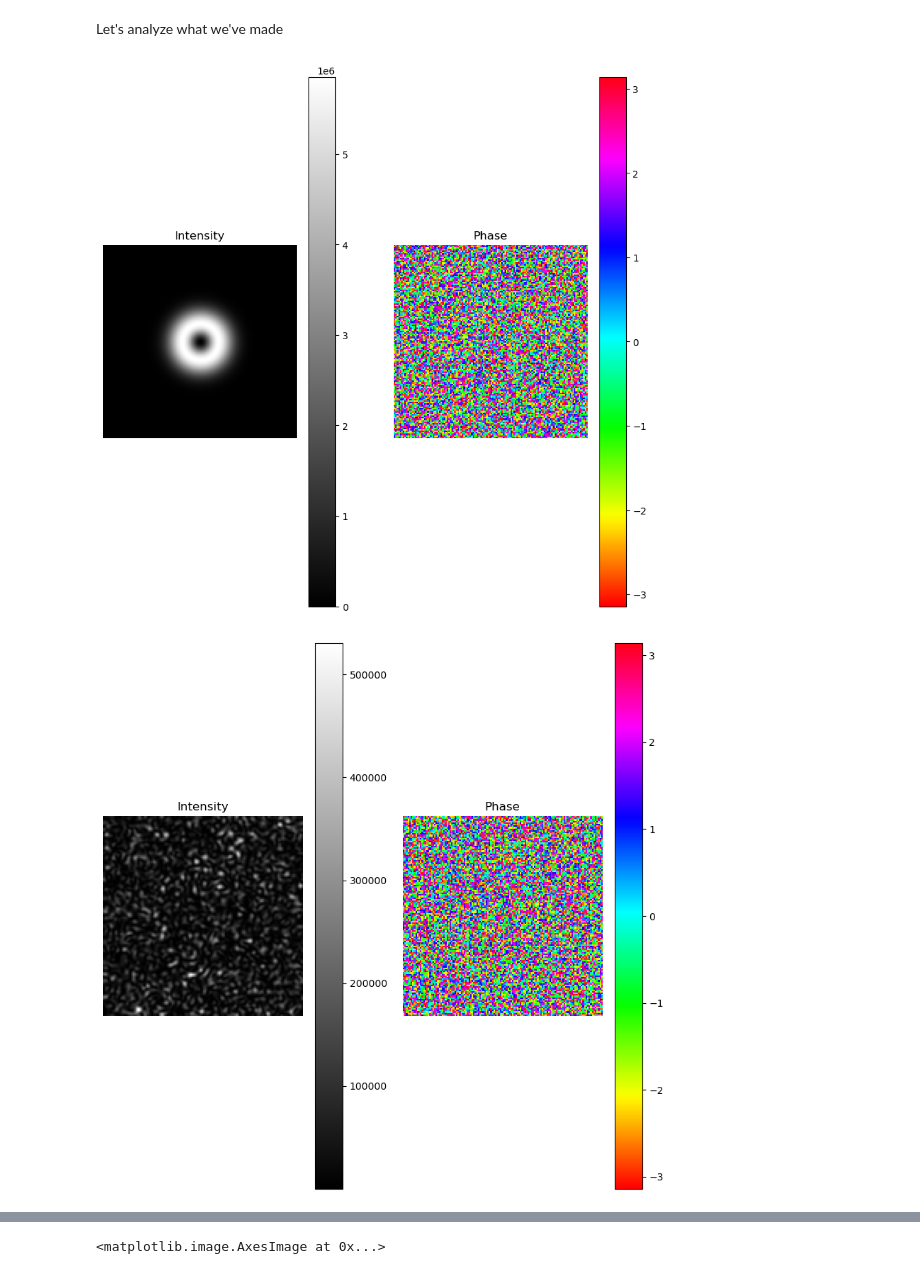
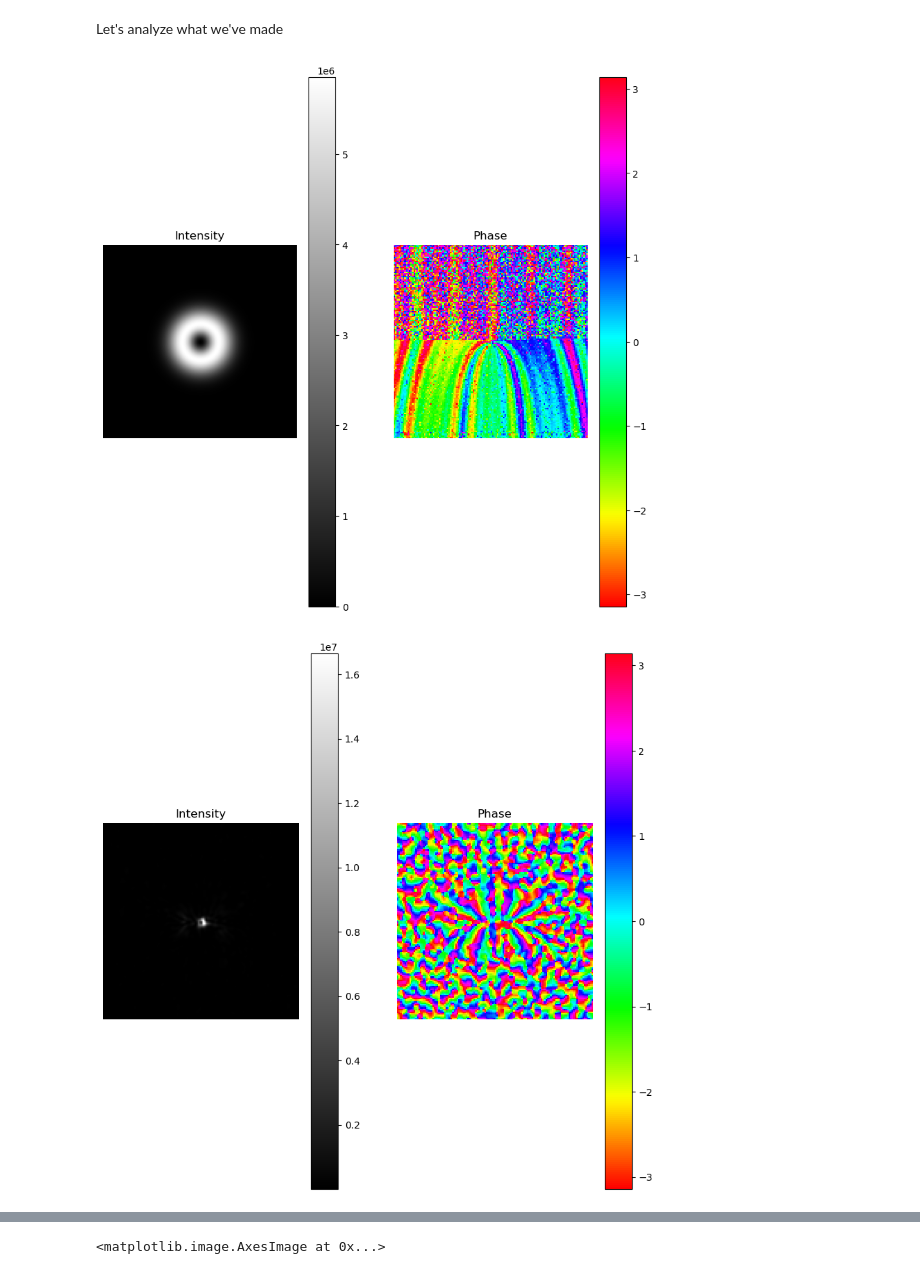
Before and after one commit to TareqJ1000/KnotSorter, a Jupyter notebook: OpticalModeSorter.ipynb, the cells around one changed output, grey strips where cells are left out. Saved outputs shown, nothing was run; the diff lists cells and outputs as text; code cells hidden in the pictures.

Commit message:
Can now support 1 or 2 phase maps. To get closer, we also start from a semi-stochastic initial population. We shift back from scattering to single_point for crossover for now

```diff
--- a/OpticalModeSorter.ipynb
+++ b/OpticalModeSorter.ipynb
@@ -526,7 +508,7 @@ num_parents_mating =  2
 fitness_function = fitness_func
 
 sol_per_pop = 10 # number of parents in the population??
-num_genes = 2*len(flattened_phase_1) # This would refer to the number of parameters in our DNA
+num_genes = num_of_phase_maps*N**2 # This would refer to the number of parameters in our DNA
 
 # Lower and upper-bound ranges of the parameterization.
 
@@ -542,28 +524,29 @@ crossover_type = "single_point"
 mutation_type = "random"
 mutation_percent_genes = 10 # probability of mutation
 
-# This function keeps track of the generation number + best fitness
+# This function keeps track of the generation number + best fitness. Here, we also apply a blurring on the gaussian
 
 def on_gen(ga_instance):
+
     print("Generation : ", ga_instance.generations_completed)
     print("Fitness of the best solution :", ga_instance.best_solution()[1])
+    print("Solution Parameters:", ga_instance.best_solution()[0])
 
     solution =  ga_instance.best_solution()[0]
 
     # Checkpoint current best model?
 
-    instance_name = 'first_trial'
+    instance_name = 'dummy_trial'
 
-    # Save phase patterns of GA instance itself
-    reshape_phase_1 = np.reshape(a=solution[0:N**2], newshape = (N,N))
-    reshape_phase_2 = np.reshape(a=solution[N**2:2*N**2], newshape=(N,N))
+    # Create the phase map(s) by reshaping the solution array
 
-    phases = np.empty((2,N,N))
-    phases[0,:,:] = reshape_phase_1
-    phases[1,:,:] = reshape_phase_2
+    phase_maps = np.empty((num_of_phase_maps, N, N))
+
+    for ii in range(num_of_phase_maps):
+        phase_maps[ii] = np.exp(1j*np.reshape(a=solution[(ii)*N**2:(ii+1)*N**2], newshape = (N,N)))
 
     with open(f"best_phases/{instance_name}.pkl", 'wb') as file:
-        pkl.dump(phases, file)
+        pkl.dump(phase_maps, file)
 
     ga_instance.save(filename=f'genetic_instances/{instance_name}')
 
@@ -588,7 +643,8 @@ ga_instance = pygad.GA(num_generations=num_generations,
                        crossover_type=crossover_type,
                        mutation_type=mutation_type,
                        mutation_percent_genes=mutation_percent_genes,
-                       on_generation=on_gen)
+                       on_generation=on_gen,
+                       initial_population=initialize_population(sol_per_pop,N))
 # %% [markdown]
 Now run the GA
 # %%
@@ -638,41 +723,43 @@ Let's analyze what we've made
 # %%
 # Let's pick an LG beam to analyze
 
-field = list_of_OAMs[0].oamBeam
+field = list_of_OAMs[1].oamBeam
 
 # Create the phase map by reshaping the solution array
 
 reshape_phase_1 = np.reshape(a=solution[0:N**2], newshape = (N,N))
-reshape_phase_2 = np.reshape(a=solution[N**2:2*N**2], newshape=(N,N))
+#reshape_phase_2 = np.reshape(a=solution[N**2:2*N**2], newshape=(N,N))
 phase_map_1 = np.exp(1j*reshape_phase_1)
-phase_map_2 = np.exp(1j*reshape_phase_2)
+#phase_map_2 = np.exp(1j*reshape_phase_2)
 
 # modulate the field by the first phase map
 
 field_mod_1 = field*phase_map_1
 
 TotInt(field_mod_1)
 
 # let's simulate the propagation of the lens
 
 field_lens, _ = propFF(field_mod_1,maxx,la,fourier_lens)
 
+TotInt(field_lens)
+
 # modulate the field by the second phase map
 
-field_mod_2 = field_lens*phase_map_2
+#field_mod_2 = field_lens*phase_map_2
 
-TotInt(field_mod_2)
+#TotInt(field_mod_2)
 
 # simulate the lens field again. This is the final field.
 
-field_lens_2, _ = propFF(field_mod_2, maxx, la, fourier_lens)
+#field_lens_2, _ = propFF(field_mod_2, maxx, la, fourier_lens)
 
 
-TotInt(field_lens_2)
+#TotInt(field_lens_2)
 
 # compute the field intensity
 
-final_field_int = np.abs(field_lens_2)**2
+#final_field_int = np.abs(field_lens_2)**2
 # %% [output]
-[figure, old version]
+[figure, new version]
-[figure, old version]
+[figure, new version]
```
Also changed, not shown: parts of 18 cells of this notebook, 22 other files.
